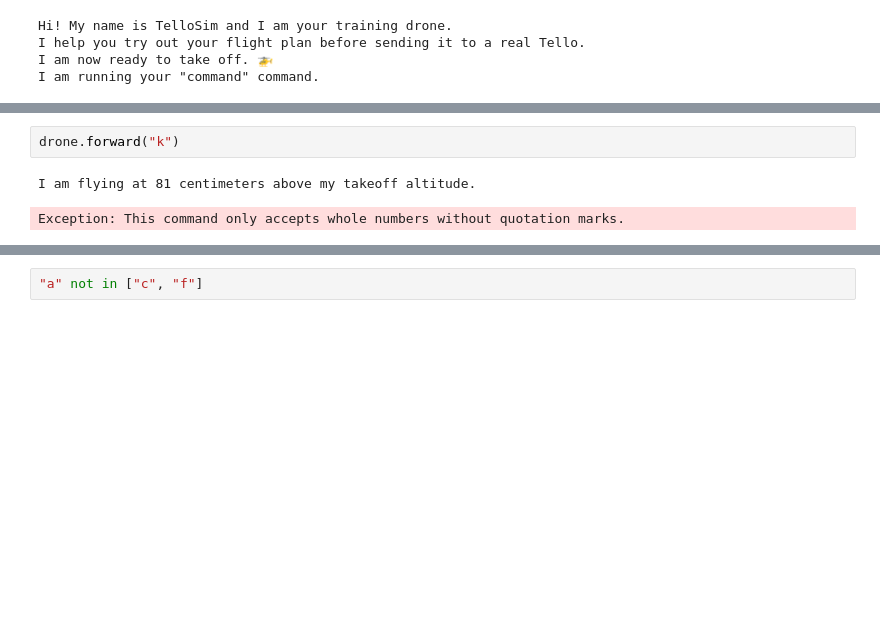
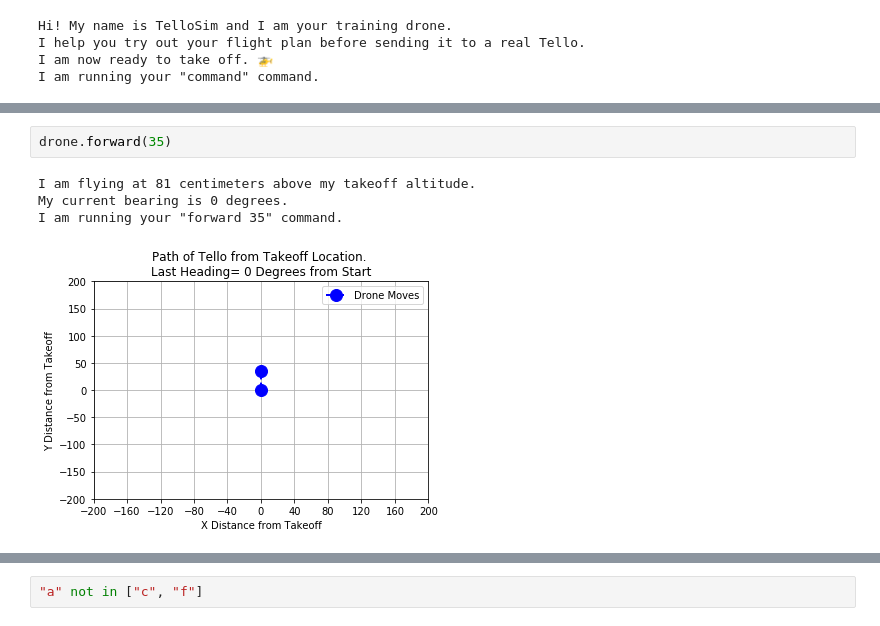
Before and after one commit to Fireline-Science/tello_sim, a Jupyter notebook: Drone.ipynb, the cells around one changed output, grey strips where cells are left out. Drawn from its saved outputs; the diff is of its cells as text; blank space fills up the shorter version.

```diff
--- a/Drone.ipynb
+++ b/Drone.ipynb
@@ -14,5 +16,7 @@ My current altitude is 81 centimeters, so I can't takeoff again!
 # %%
-drone.forward("k")
+drone.forward(35)
 # %% [output]
 I am flying at 81 centimeters above my takeoff altitude.
+My current bearing is 0 degrees.
+I am running your "forward 35" command.
-Exception: This command only accepts whole numbers without quotation marks.
+[figure, added]
```
Also changed, not shown: parts of 9 cells of this notebook, 1 other file.
